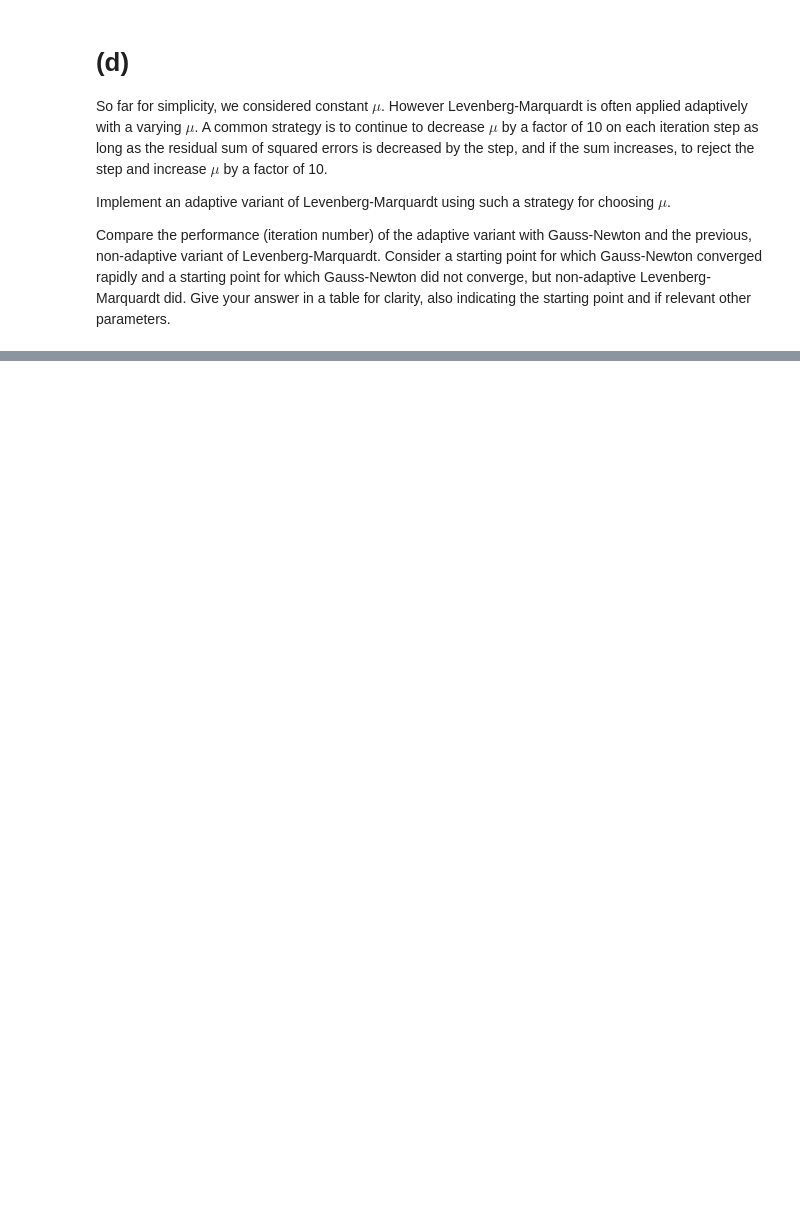
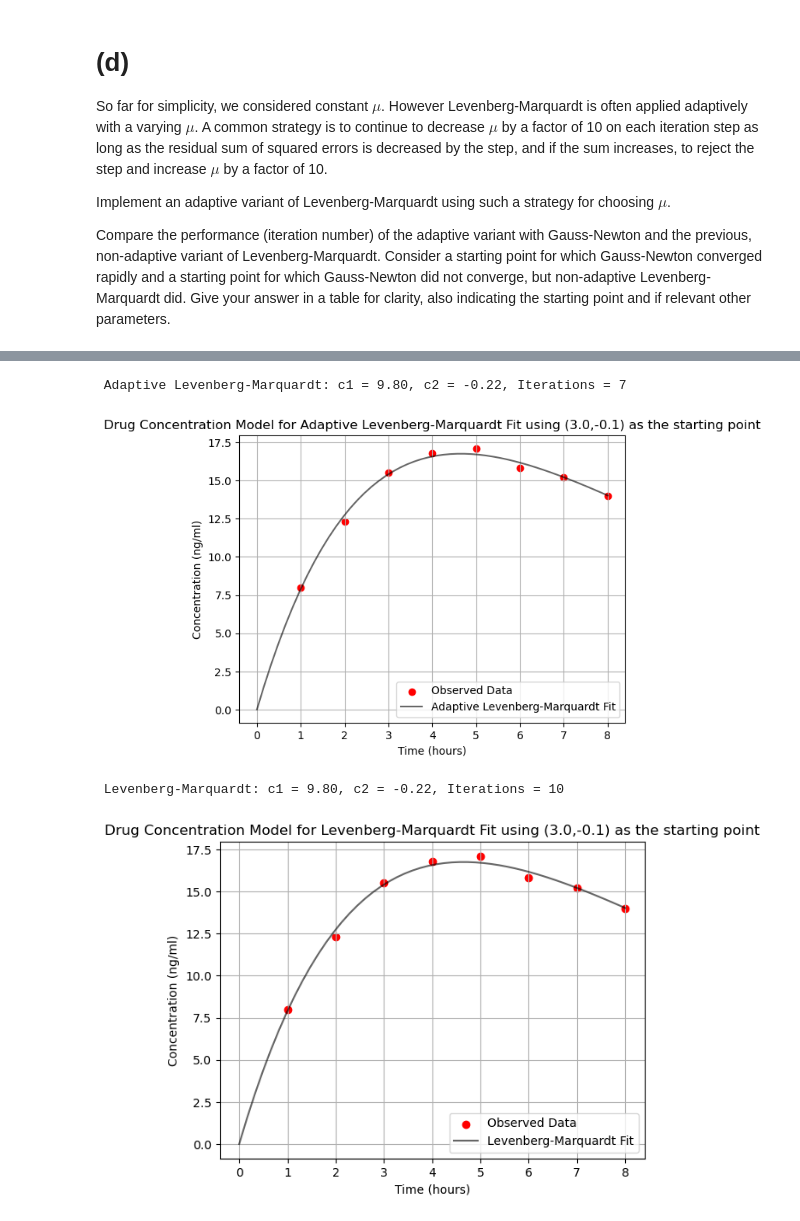
Before and after one commit to kshnva/numerical-algorithms, a Jupyter notebook: a3/hw3.ipynb, the cells around one changed output, grey strips where cells are left out. Cells and saved outputs as stored; diff of their text form; code cells hidden in the pictures; blank space fills up the shorter version.

```diff
--- a/a3/hw3.ipynb
+++ b/a3/hw3.ipynb
@@ -97,0 +232,13 @@ Compare the performance (iteration number) of the adaptive variant with Gauss-Ne
+# %%
+x0 = np.array([3.0, -0.1])
+alm_result, alm_iterations = adaptive_levenberg_marquardt(func, jacobian, hour, x0, concentration, mu=0.1)
+print(f" Adaptive Levenberg-Marquardt: c1 = {alm_result[0]:.2f}, c2 = {alm_result[1]:.2f}, Iterations = {alm_iterations}")
+plot_curvefit(t, func, alm_result, x0, label= 'Adaptive Levenberg-Marquardt Fit' )
+lm_result, lm_iterations = levenberg_marquardt(func, jacobian, hour, x0, concentration, mu=0.1)
+print(f" Levenberg-Marquardt: c1 = {lm_result[0]:.2f}, c2 = {lm_result[1]:.2f}, Iterations = {lm_iterations}")
+plot_curvefit(t, func, lm_result, x0, label= 'Levenberg-Marquardt Fit' )
+# %% [output]
+ Adaptive Levenberg-Marquardt: c1 = 9.80, c2 = -0.22, Iterations = 7
+[figure, added]
+ Levenberg-Marquardt: c1 = 9.80, c2 = -0.22, Iterations = 10
+[figure, added]
```
Also changed, not shown: parts of 7 cells of this notebook.
